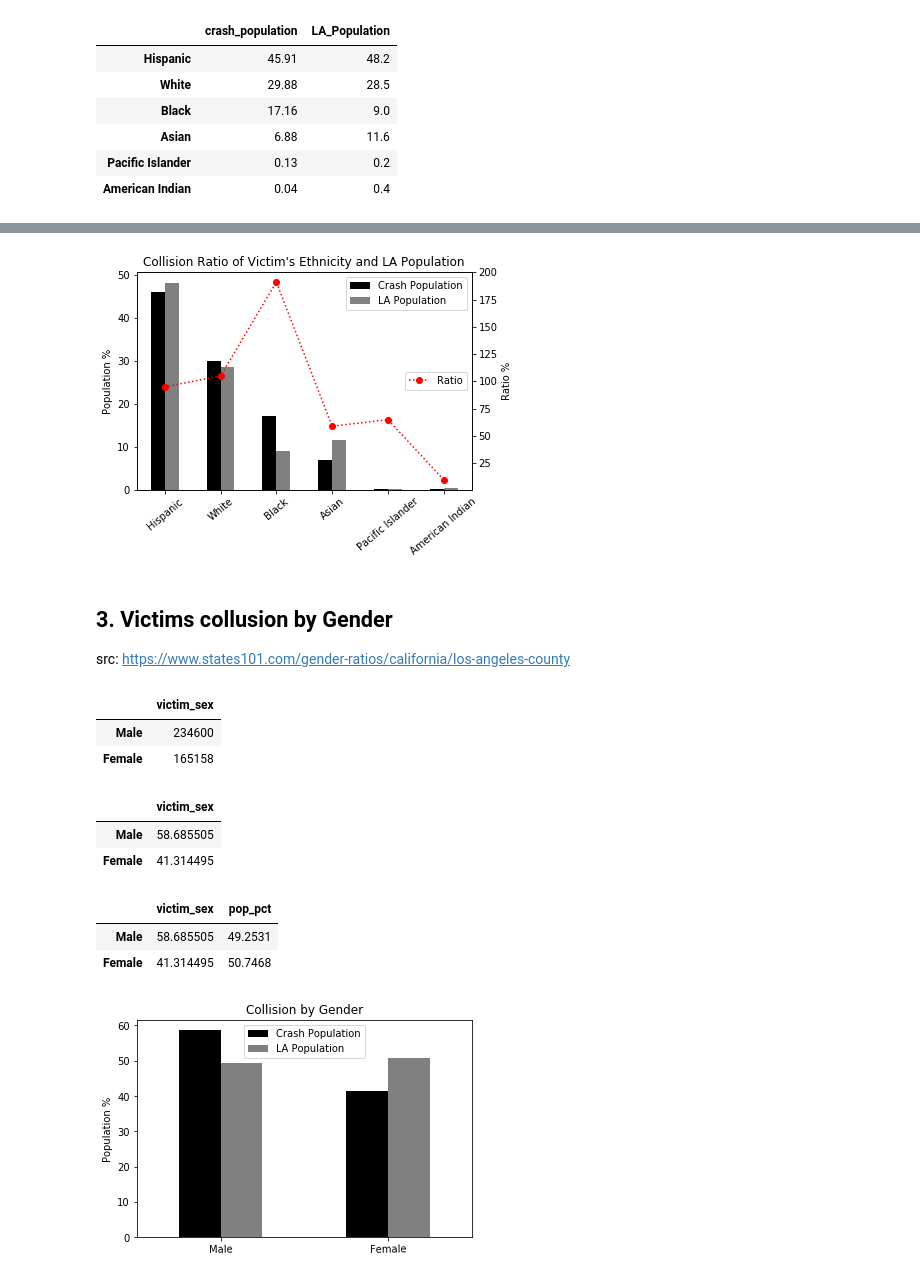
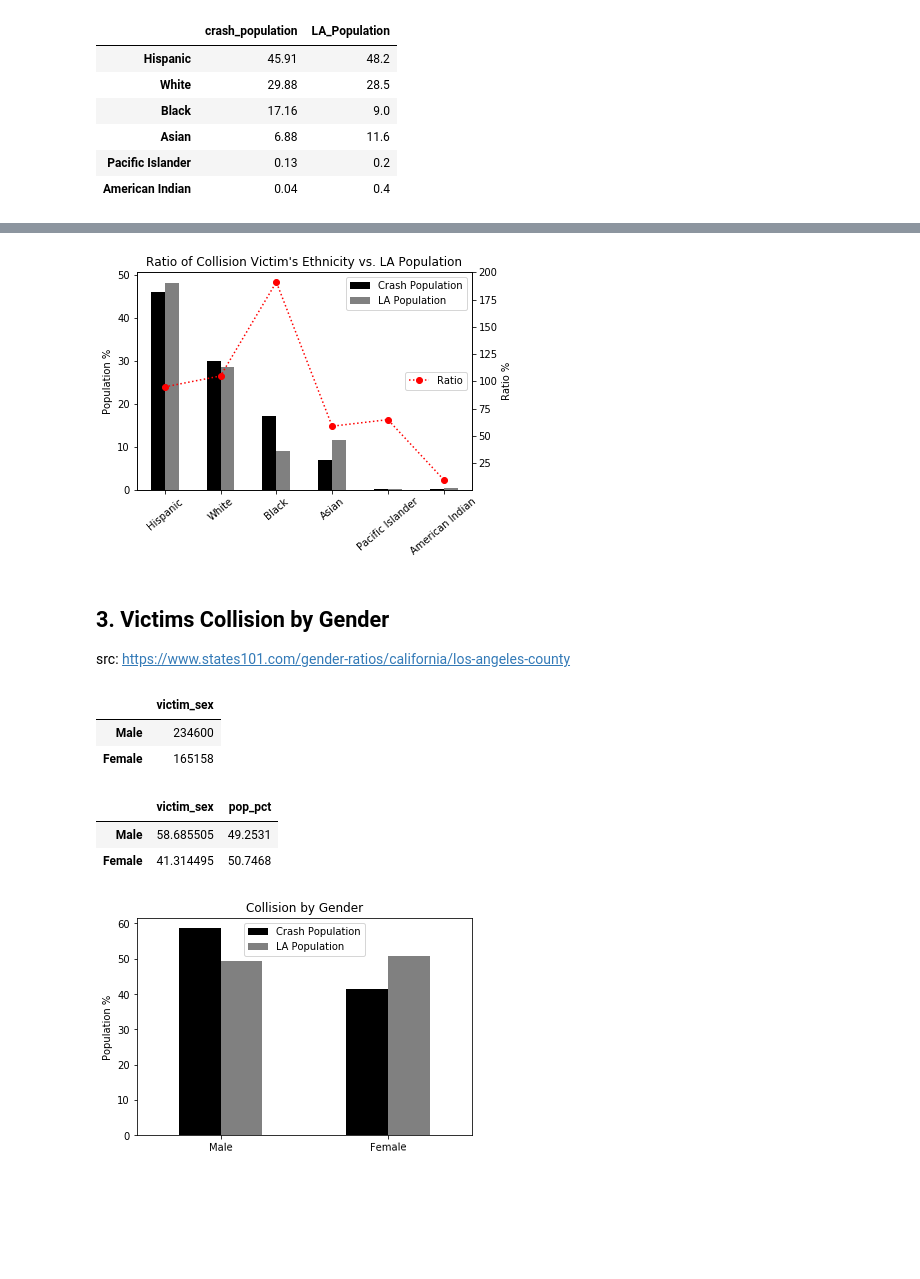
Before and after one commit to shaun-huang/LA-Traffic-Collision-Analysis, a Jupyter notebook: LA Collision Analysis/02 - Who.ipynb, the cells around one changed output, grey strips where cells are left out. Cells and saved outputs as stored; diff of their text form; code cells hidden in the pictures; blank space fills up the shorter version.

```diff
--- a/LA Collision Analysis/02 - Who.ipynb
+++ b/LA Collision Analysis/02 - Who.ipynb
@@ -162,26 +155,26 @@ plta.savefig(os.path.join("figures", "collision_ethnicity_LApopulation.png"))
 # %%
 # Set parameres for the ratio of crash victims vs LA population
 ratio = [95, 105, 191, 59, 65, 10]
 
 # Generate the Plot with ratio line
 fig3 = crash_df.plot(kind='bar', color=["black", "gray"], use_index=True)
 line_data = fig3.twinx()
 line_fig = line_data.plot(ratio, linestyle=':',marker='o',color='red', label='Ratio')
 
 # Display graph title
-plta.title("Collision Ratio of Victim's Ethnicity and LA Population")
+plta.title("Ratio of Collision Victim's Ethnicity vs. LA Population")
 plta.ylabel("Ratio %")                   # Give graph right y axis label
 plta.legend(loc="right")                 # Display "Ratio" legend to the right
 fig3.set_ylabel ("Population %")         # Give graph left y axis label
 fig3.legend(loc="best")                  # Display legend in best location
 fig3.tick_params(axis='x', rotation=40)  # Set parameres for x axis
 
 # Export image
 plta.savefig(os.path.join("figures","collision_ethnicity_ratio.png"))
 # %% [output]
-[figure, old version]
+[figure, new version]
 # %% [markdown]
-## 3. Victims collusion by Gender
+## 3. Victims Collision by Gender
 
 src: https://www.states101.com/gender-ratios/california/los-angeles-county
 # %%
@@ -193,22 +188,21 @@ sex_race_counts
 |  | victim_sex |
 | Male | 234600 |
 | Female | 165158 |
-# %%
-sex_pct = sex_race_counts/sex_race_counts.sum()*100
-sex_pct
-# %% [output]
-|  | victim_sex |
-| Male | 58.685505 |
-| Female | 41.314495 |
-# %%
-gender_pop = {"Male": "49.2531",
-              "Female": "50.7468"}
-sex_pct["pop_pct"] = pd.Series(gender_pop)
-sex_pct
-# %% [output]
-|  | victim_sex | pop_pct |
-| Male | 58.685505 | 49.2531 |
-| Female | 41.314495 | 50.7468 |
+# %%
+# Calculate the percentage of victim's gender
+sex_pct = sex_race_counts/sex_race_counts.sum()*100
+
+# Create dictionary of LA Gender Population
+gender_pop = {"Male": "49.2531",
+              "Female": "50.7468"}
+
+# Add a new column to display LA Gender Populaton
+sex_pct["pop_pct"] = pd.Series(gender_pop)
+sex_pct
+# %% [output]
+|  | victim_sex | pop_pct |
+| Male | 58.685505 | 49.2531 |
+| Female | 41.314495 | 50.7468 |
 # %%
 # Set the parameters
 ratio = [118.86, 81.22]
```
Also changed, not shown: parts of 6 cells of this notebook, 3 other files.
